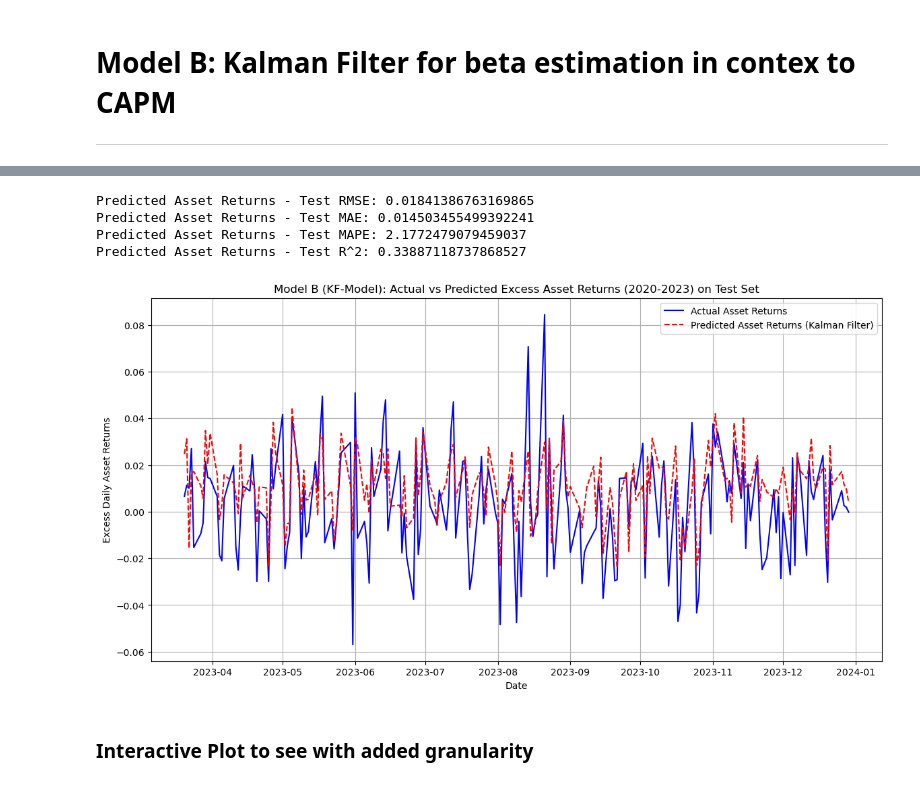
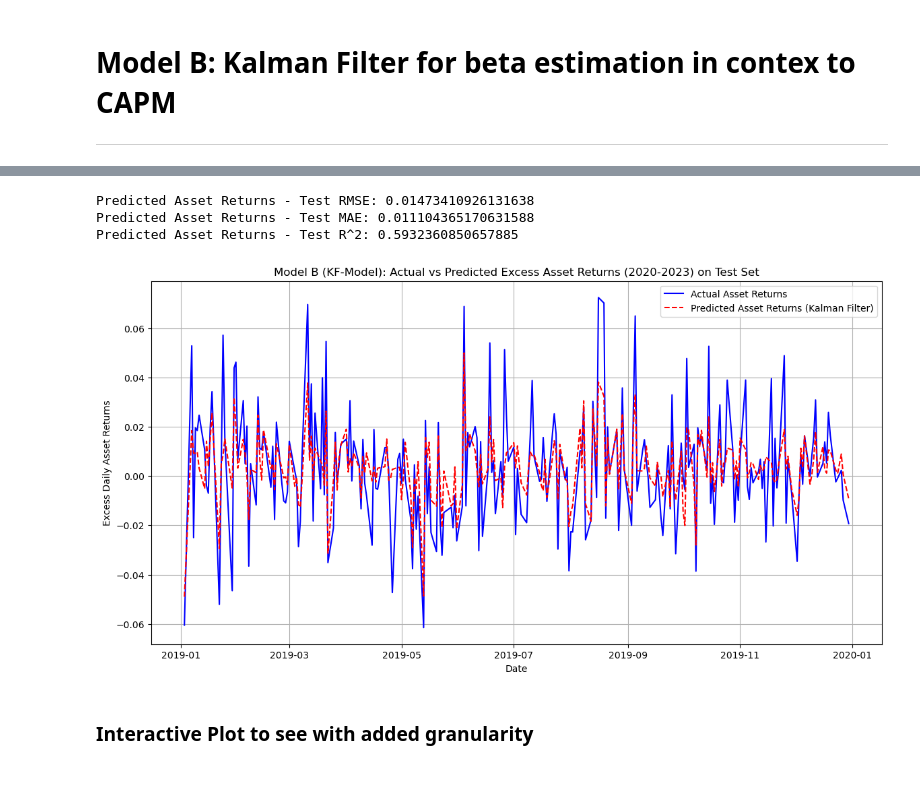
Before and after one commit to Rakshit-Yadav/MAT11-ERP-Code-Repository, a Jupyter notebook: 2015-2019/KF-Model-(2015-2019).ipynb, the cells around one changed output, grey strips where cells are left out. Cells and saved outputs as stored; diff of their text form; code cells hidden in the pictures.

```diff
--- a/2015-2019/KF-Model-(2015-2019).ipynb
+++ b/2015-2019/KF-Model-(2015-2019).ipynb
@@ -132,41 +132,41 @@ Test MAPE: 2.1772479079459037
 # %%
 
 # Predict asset returns using the estimated betas using CAPM equation
 # Asset_Returns = alpha + beta * Market_Returns, here the idiosyncratic noise is missing which is the error of the model in a way.
 predicted_asset_returns = np.array([pred[0] + pred[1] * test_df['Market_Returns'].iloc[t]
                                     for t, pred in enumerate(predicted_means)])
 
 # Step 2: Calculate the evaluation metrics on the predicted asset returns
-rmse_asset = np.sqrt(mean_squared_error(linear_test_df['Asset_Returns'], predicted_asset_returns))
-mae_asset = mean_absolute_error(linear_test_df['Asset_Returns'], predicted_asset_returns)
-r2_asset = r2_score(linear_test_df['Asset_Returns'], predicted_asset_returns)
+rmse_asset = np.sqrt(mean_squared_error(test_df['Asset_Returns'], predicted_asset_returns))
+mae_asset = mean_absolute_error(test_df['Asset_Returns'], predicted_asset_returns)
+r2_asset = r2_score(test_df['Asset_Returns'], predicted_asset_returns)
 
 
 print(f'Predicted Asset Returns - Test RMSE: {rmse_asset}')
 print(f'Predicted Asset Returns - Test MAE: {mae_asset}')
 print(f'Predicted Asset Returns - Test R^2: {r2_asset}')
 
 
 # Step 3: Plot the actual vs predicted asset returns for the test set
 plt.figure(figsize=(14, 7))
 plt.plot(test_df.index, test_df['Asset_Returns'], label='Actual Asset Returns', color='blue')
 plt.plot(test_df.index, predicted_asset_returns, label='Predicted Asset Returns (Kalman Filter)', color='red', linestyle='--')
 plt.title('Model B (KF-Model): Actual vs Predicted Excess Asset Returns (2020-2023) on Test Set')
 plt.xlabel('Date')
 plt.ylabel('Excess Daily Asset Returns')
 plt.legend()
 plt.grid(True)
 plt.show()
 
 # Optionally, save the predicted asset returns to a CSV for further analysis
-predicted_asset_returns_df = pd.DataFrame({'Date': test_df.index, 'Predicted_Asset_Returns': predicted_asset_returns})
-predicted_asset_returns_df.to_csv('predicted_asset_returns_kalman.csv', index=True)
+# this code can be commented out to save the file and see it as a dataframe
+# predicted_asset_returns_df = pd.DataFrame({'Date': test_df.index, 'Predicted_Asset_Returns': predicted_asset_returns})
+# predicted_asset_returns_df.to_csv('predicted_asset_returns_kalman(2015-2019).csv', index=True)
 # %% [output]
-Predicted Asset Returns - Test RMSE: 0.01841386763169865
-Predicted Asset Returns - Test MAE: 0.014503455499392241
-Predicted Asset Returns - Test MAPE: 2.1772479079459037
-Predicted Asset Returns - Test R^2: 0.33887118737868527
+Predicted Asset Returns - Test RMSE: 0.01473410926131638
+Predicted Asset Returns - Test MAE: 0.011104365170631588
+Predicted Asset Returns - Test R^2: 0.5932360850657885
-[figure, old version]
+[figure, new version]
 # %% [markdown]
 ### Interactive Plot to see with added granularity
 # %%
```
Also changed, not shown: parts of 2 cells of this notebook, 3 other files.
